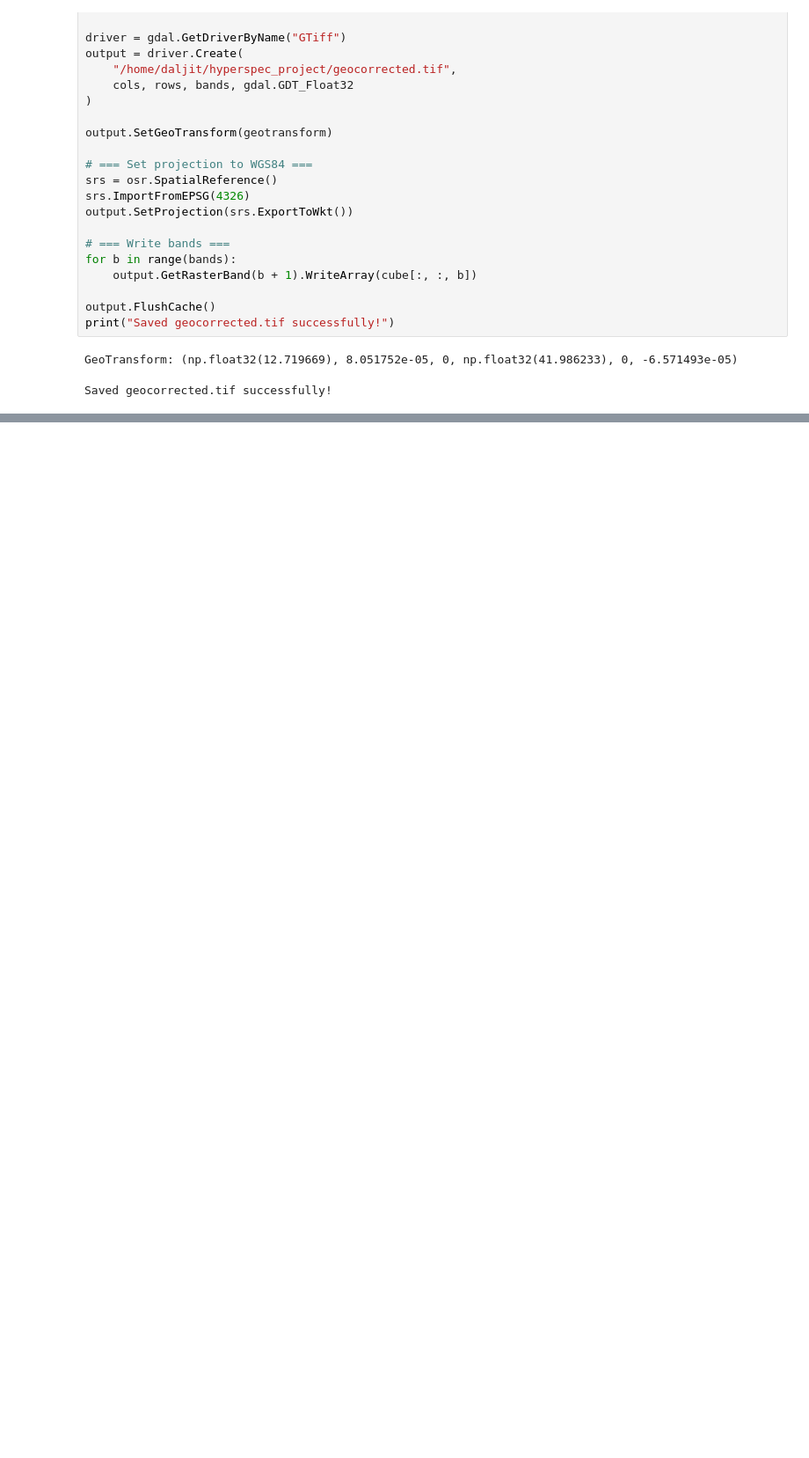
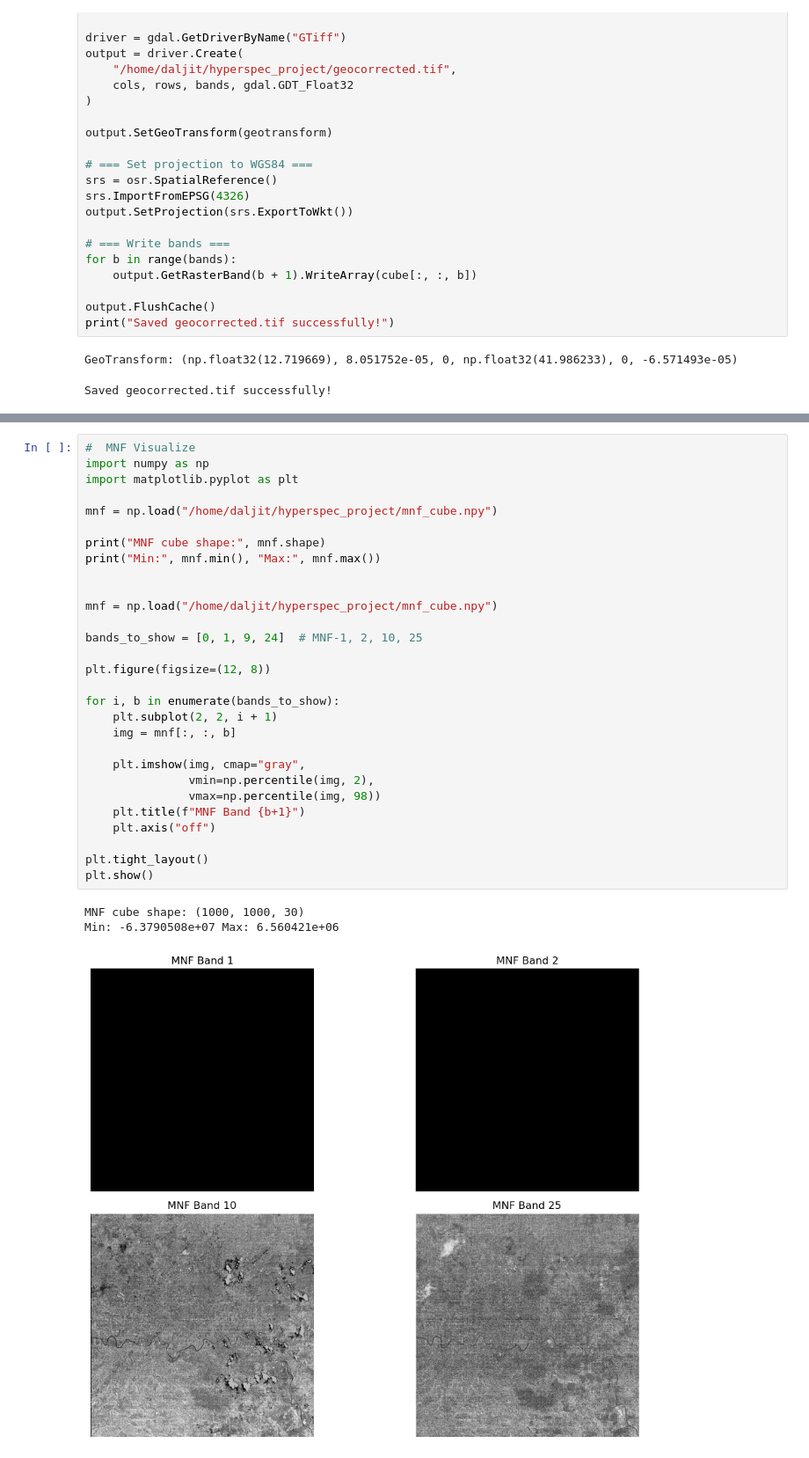
Before and after one commit to Daljit777/hyperspec_project, a Jupyter notebook: project.ipynb, the cells around one changed output, grey strips where cells are left out. Shown at 88% size. Cells and saved outputs as stored; diff of their text form; blank space fills up the shorter version.

```diff
--- a/project.ipynb
+++ b/project.ipynb
@@ -412,0 +704,33 @@ print("Saved quac_corrected.tif successfully!")
+# %%
+#  MNF Visualize
+import numpy as np
+import matplotlib.pyplot as plt
+
+mnf = np.load("/home/daljit/hyperspec_project/mnf_cube.npy")
+
+print("MNF cube shape:", mnf.shape)
+print("Min:", mnf.min(), "Max:", mnf.max())
+
+
+mnf = np.load("/home/daljit/hyperspec_project/mnf_cube.npy")
+
+bands_to_show = [0, 1, 9, 24]  # MNF-1, 2, 10, 25
+
+plt.figure(figsize=(12, 8))
+
+for i, b in enumerate(bands_to_show):
+    plt.subplot(2, 2, i + 1)
+    img = mnf[:, :, b]
+
+    plt.imshow(img, cmap="gray",
+               vmin=np.percentile(img, 2),
+               vmax=np.percentile(img, 98))
+    plt.title(f"MNF Band {b+1}")
+    plt.axis("off")
+
+plt.tight_layout()
+plt.show()
+# %% [output]
+MNF cube shape: (1000, 1000, 30)
+Min: -6.3790508e+07 Max: 6.560421e+06
+[figure, added]
```
Also changed, not shown: parts of 9 cells of this notebook.
